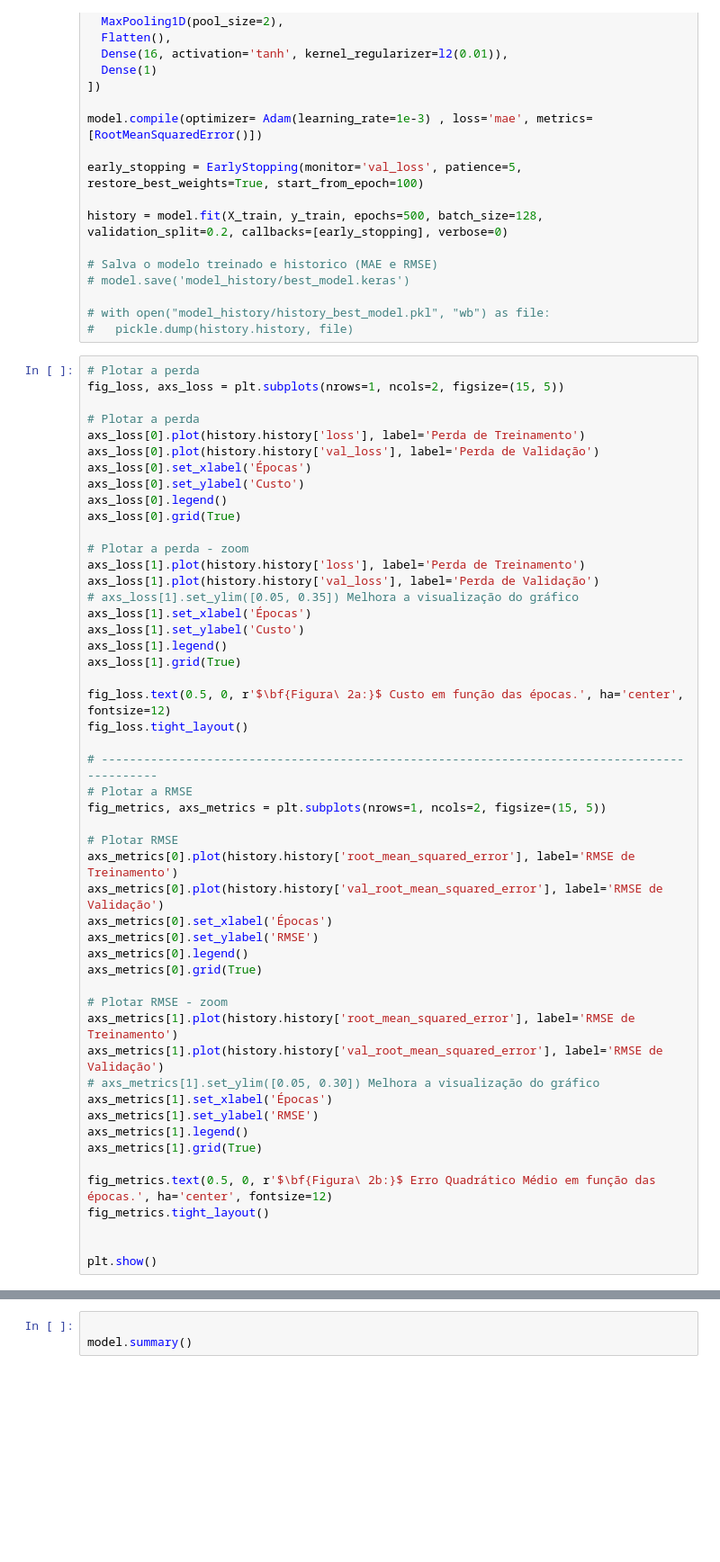
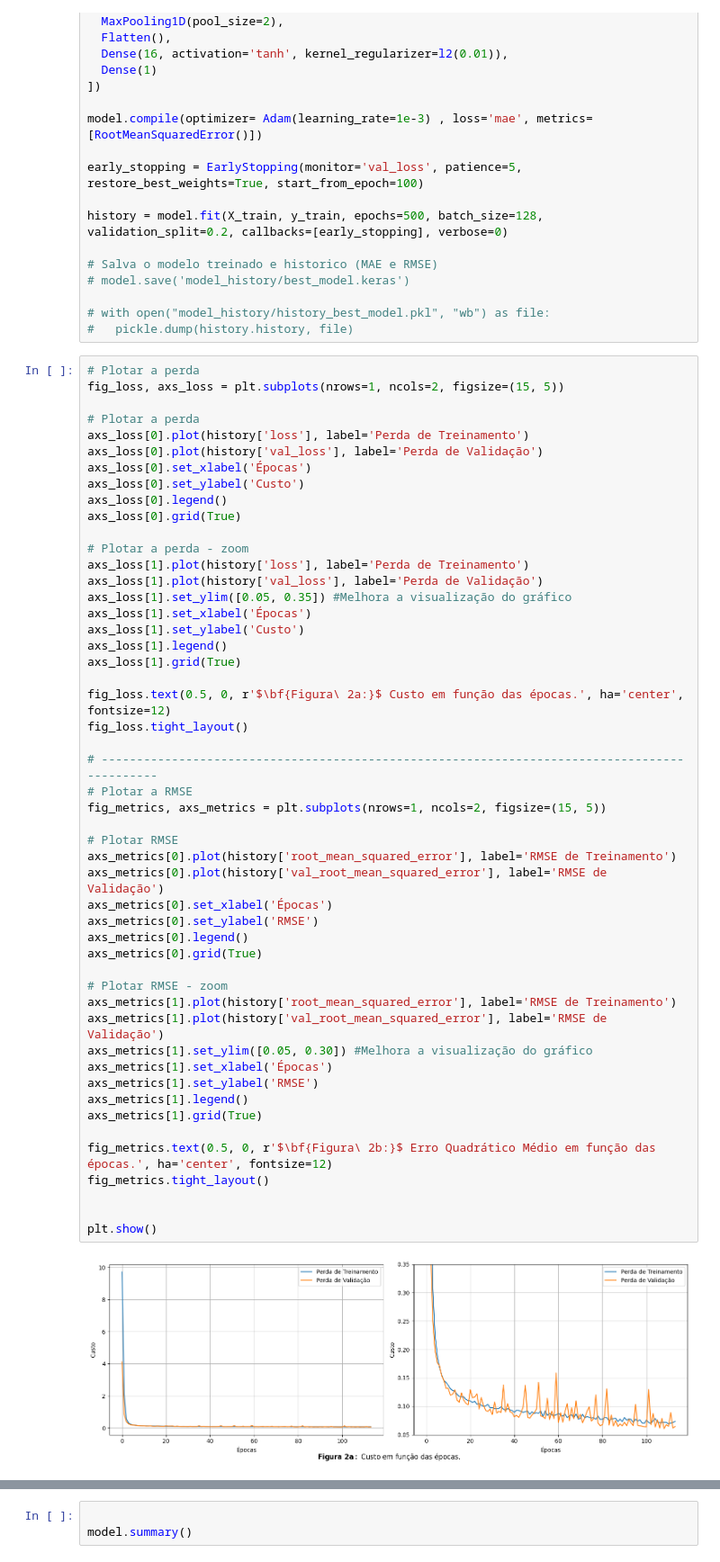
Before and after one commit to ernanimansur/rede-neural-previsao-temperatura, a Jupyter notebook: main.ipynb, the cells around one changed output, grey strips where cells are left out. Shown at 90% size. Saved outputs shown, nothing was run; the diff lists cells and outputs as text; blank space fills up the shorter version.

```diff
--- a/main.ipynb
+++ b/main.ipynb
@@ -136,48 +172,50 @@ history = model.fit(X_train, y_train, epochs=500, batch_size=128, validation_spl
 fig_loss, axs_loss = plt.subplots(nrows=1, ncols=2, figsize=(15, 5))
 
 # Plotar a perda
-axs_loss[0].plot(history.history['loss'], label='Perda de Treinamento')
-axs_loss[0].plot(history.history['val_loss'], label='Perda de Validação')
+axs_loss[0].plot(history['loss'], label='Perda de Treinamento')
+axs_loss[0].plot(history['val_loss'], label='Perda de Validação')
 axs_loss[0].set_xlabel('Épocas')
 axs_loss[0].set_ylabel('Custo')
 axs_loss[0].legend()
 axs_loss[0].grid(True)
 
 # Plotar a perda - zoom
-axs_loss[1].plot(history.history['loss'], label='Perda de Treinamento')
-axs_loss[1].plot(history.history['val_loss'], label='Perda de Validação')
-# axs_loss[1].set_ylim([0.05, 0.35]) Melhora a visualização do gráfico
+axs_loss[1].plot(history['loss'], label='Perda de Treinamento')
+axs_loss[1].plot(history['val_loss'], label='Perda de Validação')
+axs_loss[1].set_ylim([0.05, 0.35]) #Melhora a visualização do gráfico
 axs_loss[1].set_xlabel('Épocas')
 axs_loss[1].set_ylabel('Custo')
 axs_loss[1].legend()
 axs_loss[1].grid(True)
 
 fig_loss.text(0.5, 0, r'$\bf{Figura\ 2a:}$ Custo em função das épocas.', ha='center', fontsize=12)
 fig_loss.tight_layout()
 
 # ---------------------------------------------------------------------------------------------
 # Plotar a RMSE
 fig_metrics, axs_metrics = plt.subplots(nrows=1, ncols=2, figsize=(15, 5))
 
 # Plotar RMSE
-axs_metrics[0].plot(history.history['root_mean_squared_error'], label='RMSE de Treinamento')
-axs_metrics[0].plot(history.history['val_root_mean_squared_error'], label='RMSE de Validação')
+axs_metrics[0].plot(history['root_mean_squared_error'], label='RMSE de Treinamento')
+axs_metrics[0].plot(history['val_root_mean_squared_error'], label='RMSE de Validação')
 axs_metrics[0].set_xlabel('Épocas')
 axs_metrics[0].set_ylabel('RMSE')
 axs_metrics[0].legend()
 axs_metrics[0].grid(True)
 
 # Plotar RMSE - zoom
-axs_metrics[1].plot(history.history['root_mean_squared_error'], label='RMSE de Treinamento')
-axs_metrics[1].plot(history.history['val_root_mean_squared_error'], label='RMSE de Validação')
-# axs_metrics[1].set_ylim([0.05, 0.30]) Melhora a visualização do gráfico
+axs_metrics[1].plot(history['root_mean_squared_error'], label='RMSE de Treinamento')
+axs_metrics[1].plot(history['val_root_mean_squared_error'], label='RMSE de Validação')
+axs_metrics[1].set_ylim([0.05, 0.30]) #Melhora a visualização do gráfico
 axs_metrics[1].set_xlabel('Épocas')
 axs_metrics[1].set_ylabel('RMSE')
 axs_metrics[1].legend()
 axs_metrics[1].grid(True)
 
 fig_metrics.text(0.5, 0, r'$\bf{Figura\ 2b:}$ Erro Quadrático Médio em função das épocas.', ha='center', fontsize=12)
 fig_metrics.tight_layout()
 
 
 plt.show()
+# %% [output]
+[figure, added]
```
Also changed, not shown: parts of 9 cells of this notebook, 8 other files.
